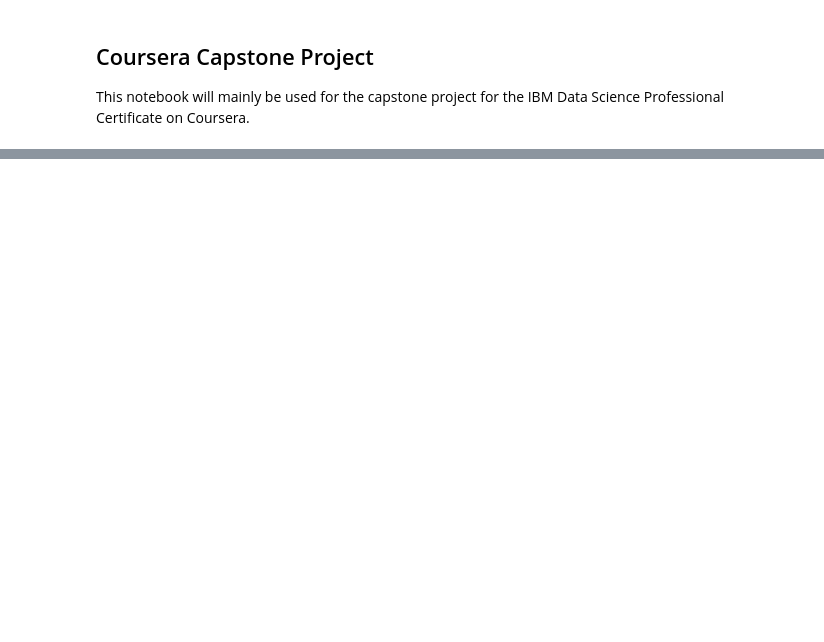
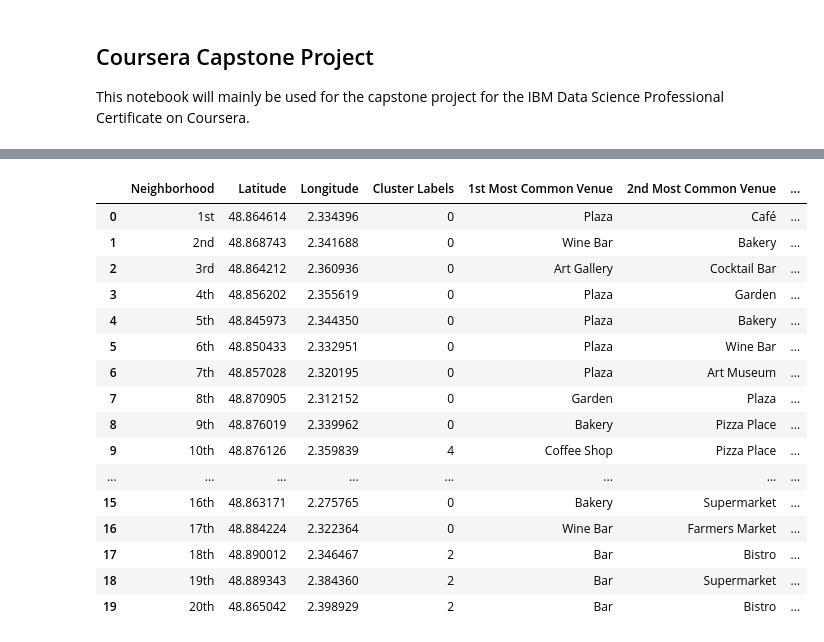
Before and after one commit to adavidsmith5/Coursera_Capstone, a Jupyter notebook: Neighborhood Capstone Project.ipynb, the cells around one changed output, grey strips where cells are left out. Drawn from its saved outputs; the diff is of its cells as text; code cells hidden in the pictures; blank space fills up the shorter version.

```diff
--- a/Neighborhood Capstone Project.ipynb
+++ b/Neighborhood Capstone Project.ipynb
@@ -14,0 +671,27 @@ The data I will be using will come from FourSquare based on the neighborhoods in
+# %%
+paris_merged = paris_df
+
+paris_merged.rename(columns= {'Arrondissement': 'Neighborhood'}, inplace=True)
+
+paris_venues_sorted = neighborhoods_venues_sorted[:20]
+paris_merged = paris_merged.join(paris_venues_sorted.set_index('Neighborhood'), on='Neighborhood')
+
+paris_merged
+# %% [output]
+|  | Neighborhood | Latitude | Longitude | Cluster Labels | 1st Most Common Venue | 2nd Most Common Venue | ... |
+| 0 | 1st | 48.864614 | 2.334396 | 0 | Plaza | Café | ... |
+| 1 | 2nd | 48.868743 | 2.341688 | 0 | Wine Bar | Bakery | ... |
+| 2 | 3rd | 48.864212 | 2.360936 | 0 | Art Gallery | Cocktail Bar | ... |
+| 3 | 4th | 48.856202 | 2.355619 | 0 | Plaza | Garden | ... |
+| 4 | 5th | 48.845973 | 2.344350 | 0 | Plaza | Bakery | ... |
+| 5 | 6th | 48.850433 | 2.332951 | 0 | Plaza | Wine Bar | ... |
+| 6 | 7th | 48.857028 | 2.320195 | 0 | Plaza | Art Museum | ... |
+| 7 | 8th | 48.870905 | 2.312152 | 0 | Garden | Plaza | ... |
+| 8 | 9th | 48.876019 | 2.339962 | 0 | Bakery | Pizza Place | ... |
+| 9 | 10th | 48.876126 | 2.359839 | 4 | Coffee Shop | Pizza Place | ... |
+| ... | ... | ... | ... | ... | ... | ... | ... |
+| 15 | 16th | 48.863171 | 2.275765 | 0 | Bakery | Supermarket | ... |
+| 16 | 17th | 48.884224 | 2.322364 | 0 | Wine Bar | Farmers Market | ... |
+| 17 | 18th | 48.890012 | 2.346467 | 2 | Bar | Bistro | ... |
+| 18 | 19th | 48.889343 | 2.384360 | 2 | Bar | Supermarket | ... |
+| 19 | 20th | 48.865042 | 2.398929 | 2 | Bar | Bistro | ... |
```
Also changed, not shown: parts of 58 cells of this notebook.
